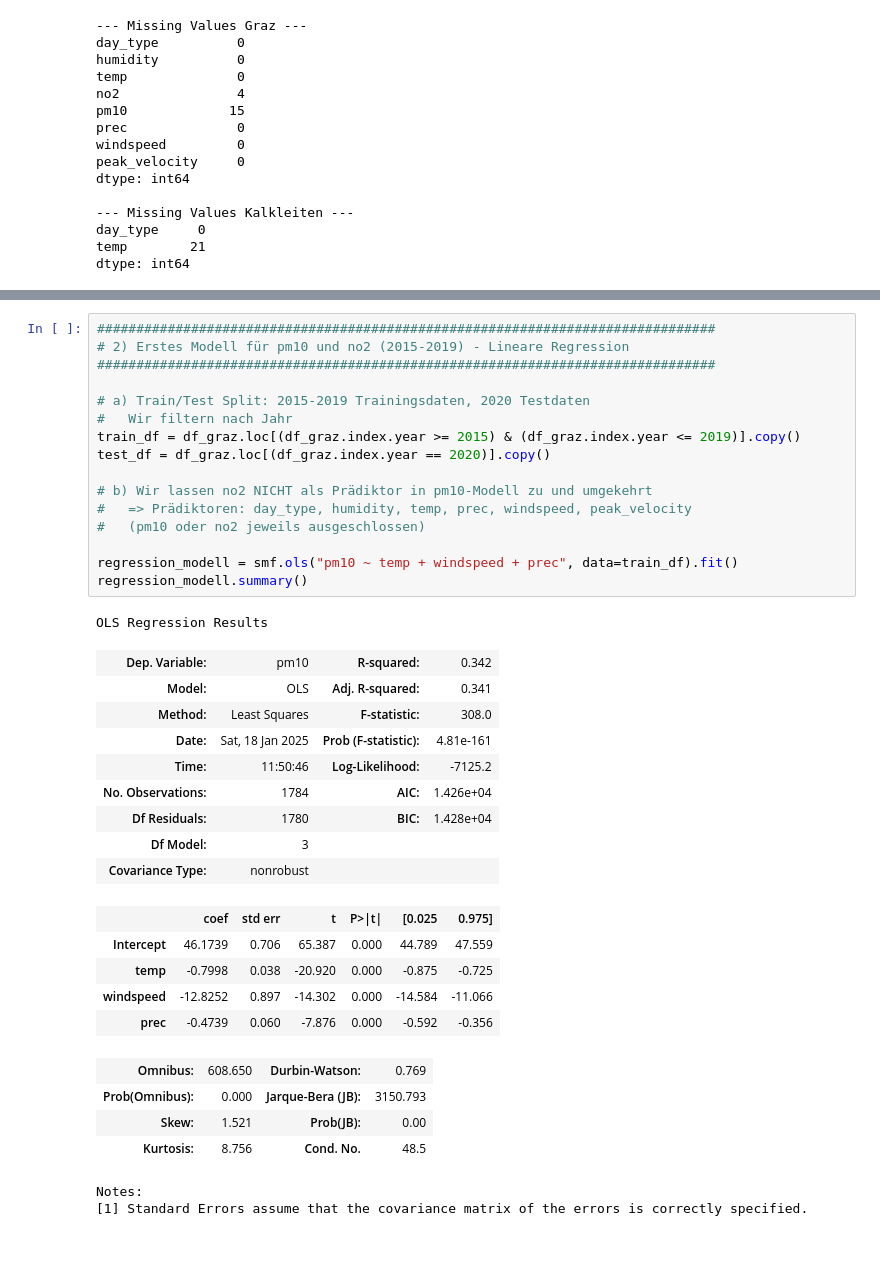
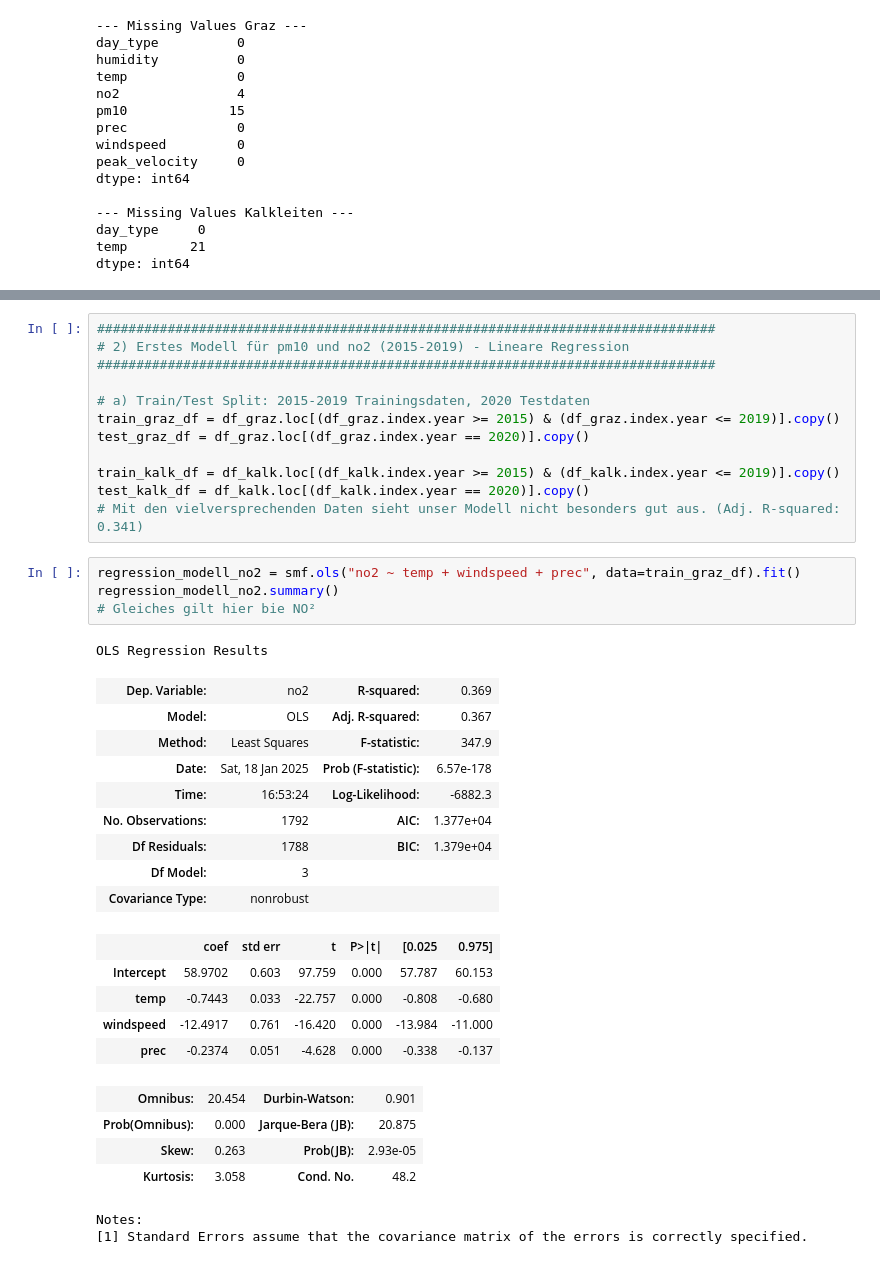
Before and after one commit to Veit-Kramer-Schoeggl/statistik_A02, a Jupyter notebook: A02-TeamA.ipynb, the cells around one changed output, grey strips where cells are left out. Cells and saved outputs as stored; diff of their text form.

Commit message:
imporves OLS models

```diff
--- a/A02-TeamA.ipynb
+++ b/A02-TeamA.ipynb
@@ -229,35 +235,35 @@ plt.show()
 ###############################################################################
 
 # a) Train/Test Split: 2015-2019 Trainingsdaten, 2020 Testdaten
-#   Wir filtern nach Jahr
-train_df = df_graz.loc[(df_graz.index.year >= 2015) & (df_graz.index.year <= 2019)].copy()
-test_df = df_graz.loc[(df_graz.index.year == 2020)].copy()
+train_graz_df = df_graz.loc[(df_graz.index.year >= 2015) & (df_graz.index.year <= 2019)].copy()
+test_graz_df = df_graz.loc[(df_graz.index.year == 2020)].copy()
 
-# b) Wir lassen no2 NICHT als Prädiktor in pm10-Modell zu und umgekehrt
-#   => Prädiktoren: day_type, humidity, temp, prec, windspeed, peak_velocity
-#   (pm10 oder no2 jeweils ausgeschlossen)
-
-regression_modell = smf.ols("pm10 ~ temp + windspeed + prec", data=train_df).fit()
-regression_modell.summary()
+train_kalk_df = df_kalk.loc[(df_kalk.index.year >= 2015) & (df_kalk.index.year <= 2019)].copy()
+test_kalk_df = df_kalk.loc[(df_kalk.index.year == 2020)].copy()
+# Mit den vielversprechenden Daten sieht unser Modell nicht besonders gut aus. (Adj. R-squared:	0.341)
-# %% [output]
-OLS Regression Results
-| Dep. Variable: | pm10 | R-squared: | 0.342 |
-| Model: | OLS | Adj. R-squared: | 0.341 |
-| Method: | Least Squares | F-statistic: | 308.0 |
-| Date: | Sat, 18 Jan 2025 | Prob (F-statistic): | 4.81e-161 |
-| Time: | 11:50:46 | Log-Likelihood: | -7125.2 |
-| No. Observations: | 1784 | AIC: | 1.426e+04 |
-| Df Residuals: | 1780 | BIC: | 1.428e+04 |
-| Df Model: | 3 |  |  |
-| Covariance Type: | nonrobust |  |  |
-|  | coef | std err | t | P>|t| | [0.025 | 0.975] |
-| Intercept | 46.1739 | 0.706 | 65.387 | 0.000 | 44.789 | 47.559 |
-| temp | -0.7998 | 0.038 | -20.920 | 0.000 | -0.875 | -0.725 |
-| windspeed | -12.8252 | 0.897 | -14.302 | 0.000 | -14.584 | -11.066 |
-| prec | -0.4739 | 0.060 | -7.876 | 0.000 | -0.592 | -0.356 |
-| Omnibus: | 608.650 | Durbin-Watson: | 0.769 |
-| Prob(Omnibus): | 0.000 | Jarque-Bera (JB): | 3150.793 |
-| Skew: | 1.521 | Prob(JB): | 0.00 |
-| Kurtosis: | 8.756 | Cond. No. | 48.5 |
-Notes:
-[1] Standard Errors assume that the covariance matrix of the errors is correctly specified.
+# %%
+regression_modell_no2 = smf.ols("no2 ~ temp + windspeed + prec", data=train_graz_df).fit()
+regression_modell_no2.summary()
+# Gleiches gilt hier bie NO²
+# %% [output]
+OLS Regression Results
+| Dep. Variable: | no2 | R-squared: | 0.369 |
+| Model: | OLS | Adj. R-squared: | 0.367 |
+| Method: | Least Squares | F-statistic: | 347.9 |
+| Date: | Sat, 18 Jan 2025 | Prob (F-statistic): | 6.57e-178 |
+| Time: | 16:53:24 | Log-Likelihood: | -6882.3 |
+| No. Observations: | 1792 | AIC: | 1.377e+04 |
+| Df Residuals: | 1788 | BIC: | 1.379e+04 |
+| Df Model: | 3 |  |  |
+| Covariance Type: | nonrobust |  |  |
+|  | coef | std err | t | P>|t| | [0.025 | 0.975] |
+| Intercept | 58.9702 | 0.603 | 97.759 | 0.000 | 57.787 | 60.153 |
+| temp | -0.7443 | 0.033 | -22.757 | 0.000 | -0.808 | -0.680 |
+| windspeed | -12.4917 | 0.761 | -16.420 | 0.000 | -13.984 | -11.000 |
+| prec | -0.2374 | 0.051 | -4.628 | 0.000 | -0.338 | -0.137 |
+| Omnibus: | 20.454 | Durbin-Watson: | 0.901 |
+| Prob(Omnibus): | 0.000 | Jarque-Bera (JB): | 20.875 |
+| Skew: | 0.263 | Prob(JB): | 2.93e-05 |
+| Kurtosis: | 3.058 | Cond. No. | 48.2 |
+Notes:
+[1] Standard Errors assume that the covariance matrix of the errors is correctly specified.
```
Also changed, not shown: parts of 15 cells of this notebook, 1 other file.
